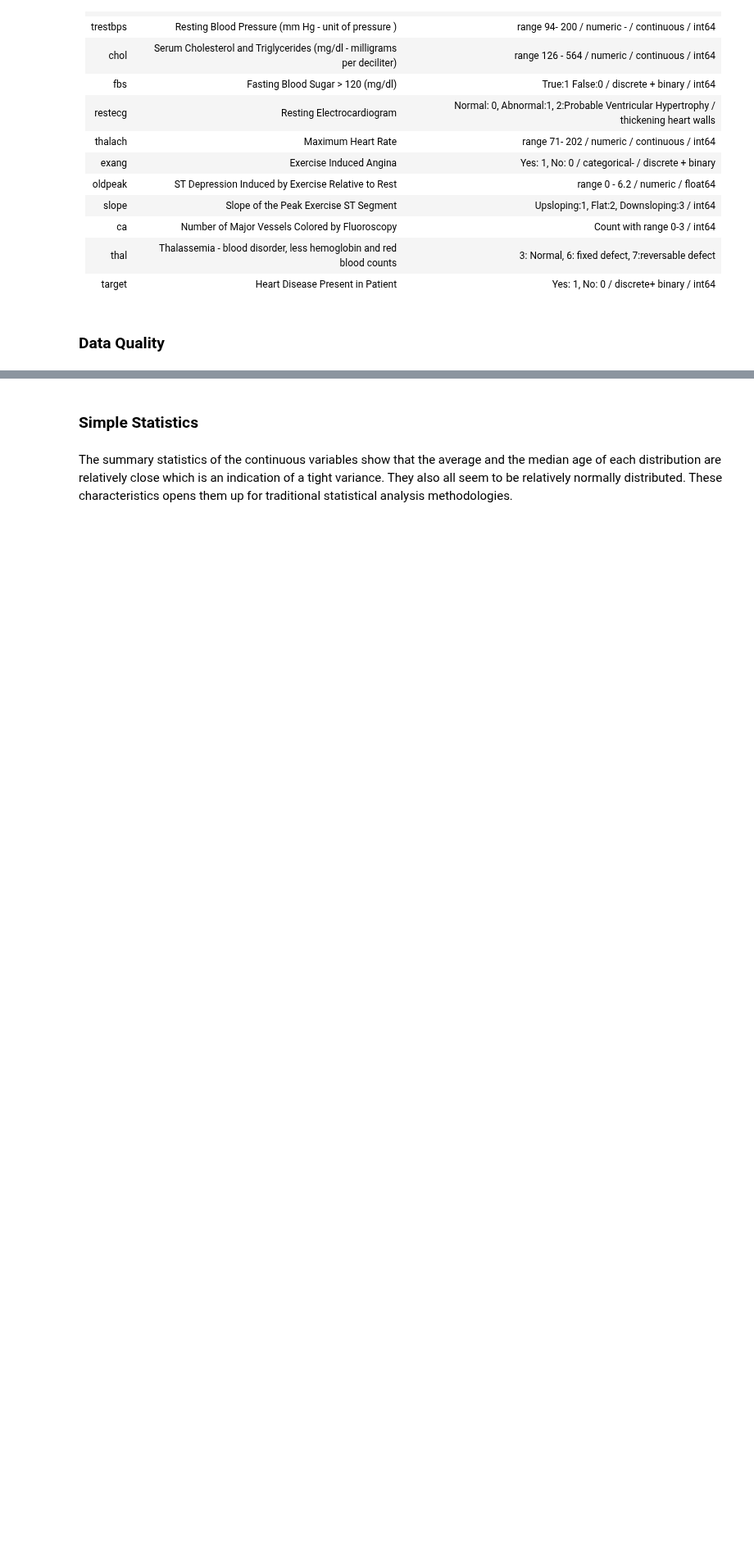
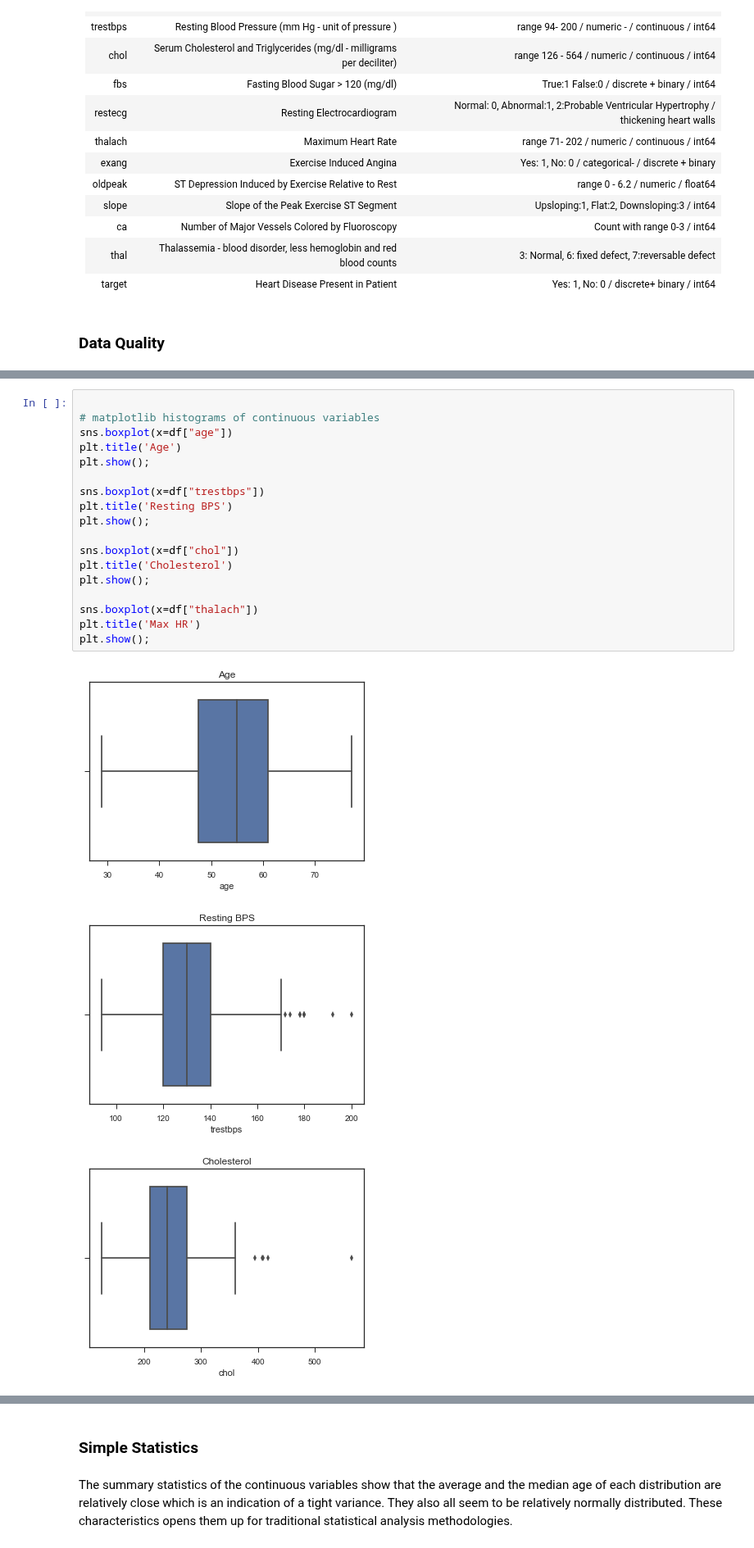
Before and after one commit to realdanielbyrne/Data_Mining_Labs, a Jupyter notebook: Lab1.ipynb, the cells around one changed output, grey strips where cells are left out. Shown at 82% size. Drawn from its saved outputs; the diff is of its cells as text; blank space fills up the shorter version.

```diff
--- a/Lab1.ipynb
+++ b/Lab1.ipynb
@@ -76,0 +91,22 @@ The one variable that is of concern is chol (serum cholesterol).
+# %%
+
+# matplotlib histograms of continuous variables
+sns.boxplot(x=df["age"])
+plt.title('Age')
+plt.show();
+
+sns.boxplot(x=df["trestbps"])
+plt.title('Resting BPS')
+plt.show();
+
+sns.boxplot(x=df["chol"])
+plt.title('Cholesterol')
+plt.show();
+
+sns.boxplot(x=df["thalach"])
+plt.title('Max HR')
+plt.show();
+# %% [output]
+[figure, added]
+[figure, added]
+[figure, added]
```
Also changed, not shown: parts of 18 cells of this notebook.
